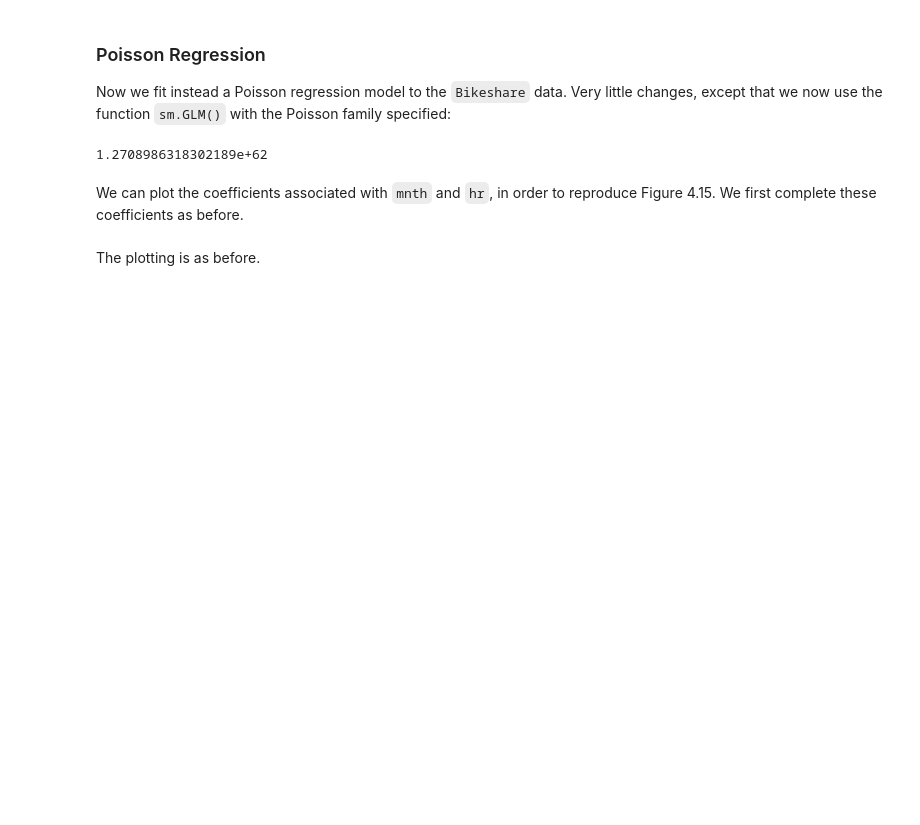
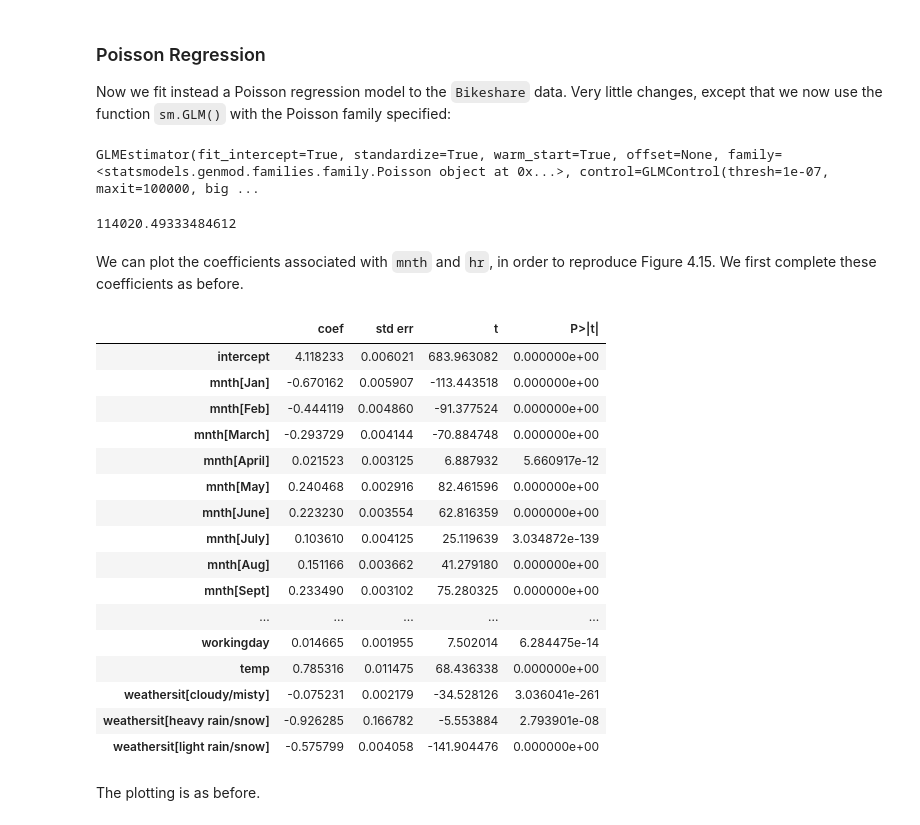
Before and after one commit to jonathan-taylor/glmnetpy, a Jupyter notebook: docs/examples/bikeshare_new.ipynb, the cells around one changed output. Drawn from its saved outputs; the diff is of its cells as text; code cells hidden in the pictures; blank space fills up the shorter version.

Commit message:
added score, fixing docstrings, CV in the bikeshare

```diff
--- a/docs/examples/bikeshare_new.ipynb
+++ b/docs/examples/bikeshare_new.ipynb
@@ -70,7 +70,7 @@ X = MS(['mnth',
         'weathersit']).fit_transform(Bike)
 X = X.drop(columns=['intercept'])
 Y = Bike['bikers']
-OLS = GLMEstimator(lambda_val=0)
+OLS = GLMEstimator()
 OLS.fit(X, Y)
 OLS.summarize()
 # %% [output]
@@ -116,7 +116,7 @@ X2 = MS([mnth_encode,
         'temp',
         'weathersit'],
        intercept=False).fit_transform(Bike)
-OLS2 = GLMEstimator(lambda_val=0)
+OLS2 = GLMEstimator()
 OLS2.fit(X2, Y)
 S2 = OLS2.summarize()
 S2
@@ -259,22 +259,45 @@ Now we fit instead a Poisson regression model to the
 `Bikeshare` data. Very little changes, except that we now use the
 function `sm.GLM()` with the Poisson family specified:
 # %%
-Poisson_GLM = GLMEstimator(0, family=sm.families.Poisson(), standardize=True)
+Poisson_GLM = GLMEstimator(family=sm.families.Poisson(), standardize=True)
 Poisson_GLM.fit(X2, Y)
 # %% [output]
-1.2708986318302189e+62
+GLMEstimator(fit_intercept=True, standardize=True, warm_start=True, offset=None, family=<statsmodels.genmod.families.family.Poisson object at 0x...>, control=GLMControl(thresh=1e-07, maxit=100000, big ...
+# %%
+Poisson_GLM.score(X2, Y)
+# %% [output]
+114020.49333484612
 # %% [markdown]
 We can plot the coefficients associated with `mnth` and `hr`, in order to reproduce  Figure 4.15. We first complete these coefficients as before.
 # %%
 S_pois = Poisson_GLM.summarize()
 coef_month = S_pois[S_pois.index.str.contains('mnth')]['coef']
 coef_month = pd.concat([coef_month,
                         pd.Series([-coef_month.sum()],
                                    index=['mnth[Dec]'])])
 coef_hr = S_pois[S_pois.index.str.contains('hr')]['coef']
 coef_hr = pd.concat([coef_hr,
                      pd.Series([-coef_hr.sum()],
                      index=['hr[23]'])])
+S_pois
+# %% [output]
+|  | coef | std err | t | P>|t| |
+| intercept | 4.118233 | 0.006021 | 683.963082 | 0.000000e+00 |
+| mnth[Jan] | -0.670162 | 0.005907 | -113.443518 | 0.000000e+00 |
+| mnth[Feb] | -0.444119 | 0.004860 | -91.377524 | 0.000000e+00 |
+| mnth[March] | -0.293729 | 0.004144 | -70.884748 | 0.000000e+00 |
+| mnth[April] | 0.021523 | 0.003125 | 6.887932 | 5.660917e-12 |
+| mnth[May] | 0.240468 | 0.002916 | 82.461596 | 0.000000e+00 |
+| mnth[June] | 0.223230 | 0.003554 | 62.816359 | 0.000000e+00 |
+| mnth[July] | 0.103610 | 0.004125 | 25.119639 | 3.034872e-139 |
+| mnth[Aug] | 0.151166 | 0.003662 | 41.279180 | 0.000000e+00 |
+| mnth[Sept] | 0.233490 | 0.003102 | 75.280325 | 0.000000e+00 |
+| ... | ... | ... | ... | ... |
+| workingday | 0.014665 | 0.001955 | 7.502014 | 6.284475e-14 |
+| temp | 0.785316 | 0.011475 | 68.436338 | 0.000000e+00 |
+| weathersit[cloudy/misty] | -0.075231 | 0.002179 | -34.528126 | 3.036041e-261 |
+| weathersit[heavy rain/snow] | -0.926285 | 0.166782 | -5.553884 | 2.793901e-08 |
+| weathersit[light rain/snow] | -0.575799 | 0.004058 | -141.904476 | 0.000000e+00 |
 # %% [markdown]
 The plotting is as before.
 # %%
```
Also changed, not shown: parts of 3 cells of this notebook, 7 other files.
